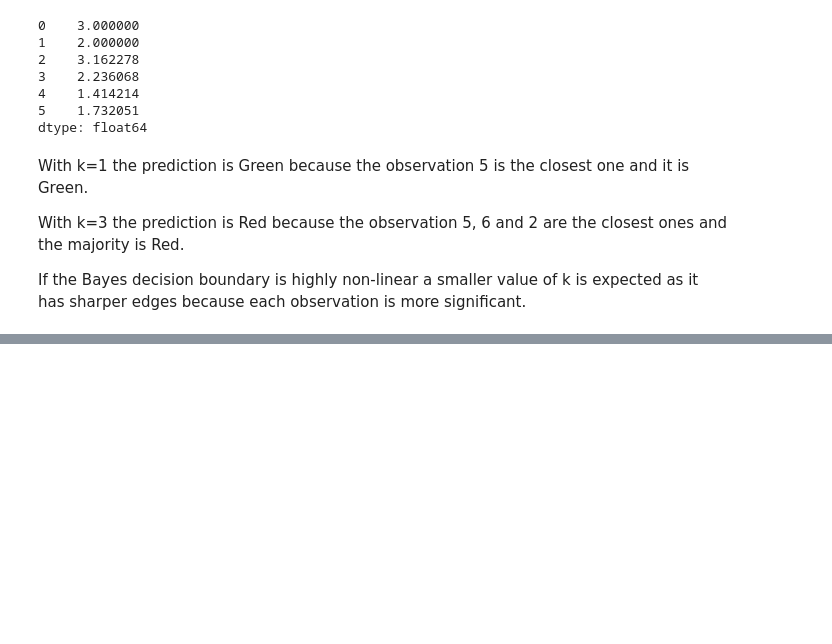
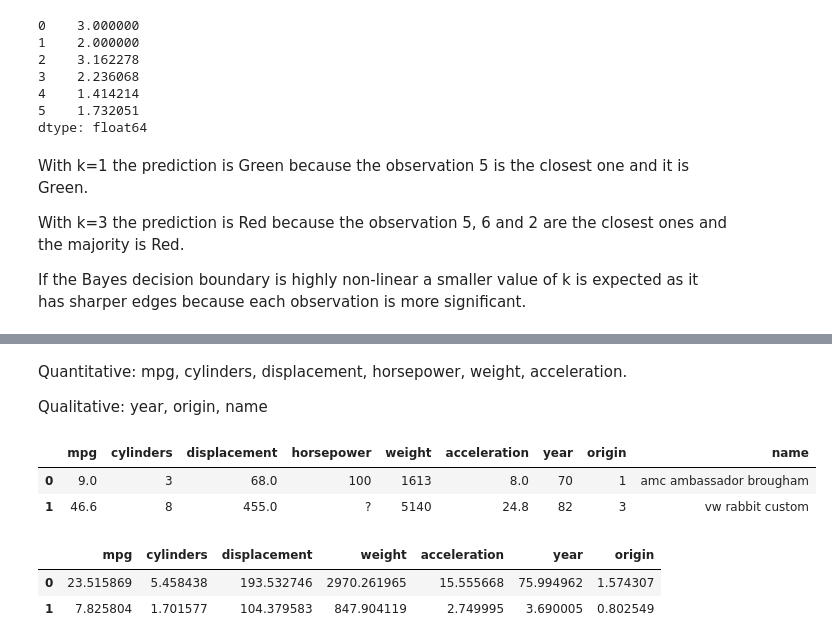
Before and after one commit to seppo0010/islr-answers, a Jupyter notebook: ISLR-answers.ipynb, the cells around one changed output, grey strips where cells are left out. Saved outputs shown, nothing was run; the diff lists cells and outputs as text; code cells hidden in the pictures; blank space fills up the shorter version.

```diff
--- a/ISLR-answers.ipynb
+++ b/ISLR-answers.ipynb
@@ -142,0 +145,16 @@ vi. Continue exploring the data, and provide a brief summaryof what you discover
+# %% [markdown]
+Quantitative: mpg, cylinders, displacement, horsepower, weight, acceleration.
+
+Qualitative: year, origin, name
+# %%
+pd.DataFrame([df.min(), df.max()])
+# %% [output]
+|  | mpg | cylinders | displacement | horsepower | weight | acceleration | year | origin | name |
+| 0 | 9.0 | 3 | 68.0 | 100 | 1613 | 8.0 | 70 | 1 | amc ambassador brougham |
+| 1 | 46.6 | 8 | 455.0 | ? | 5140 | 24.8 | 82 | 3 | vw rabbit custom |
+# %%
+pd.DataFrame([df.mean(), df.std()])
+# %% [output]
+|  | mpg | cylinders | displacement | weight | acceleration | year | origin |
+| 0 | 23.515869 | 5.458438 | 193.532746 | 2970.261965 | 15.555668 | 75.994962 | 1.574307 |
+| 1 | 7.825804 | 1.701577 | 104.379583 | 847.904119 | 2.749995 | 3.690005 | 0.802549 |
```
Also changed, not shown: parts of 6 cells of this notebook, 1 other file.
